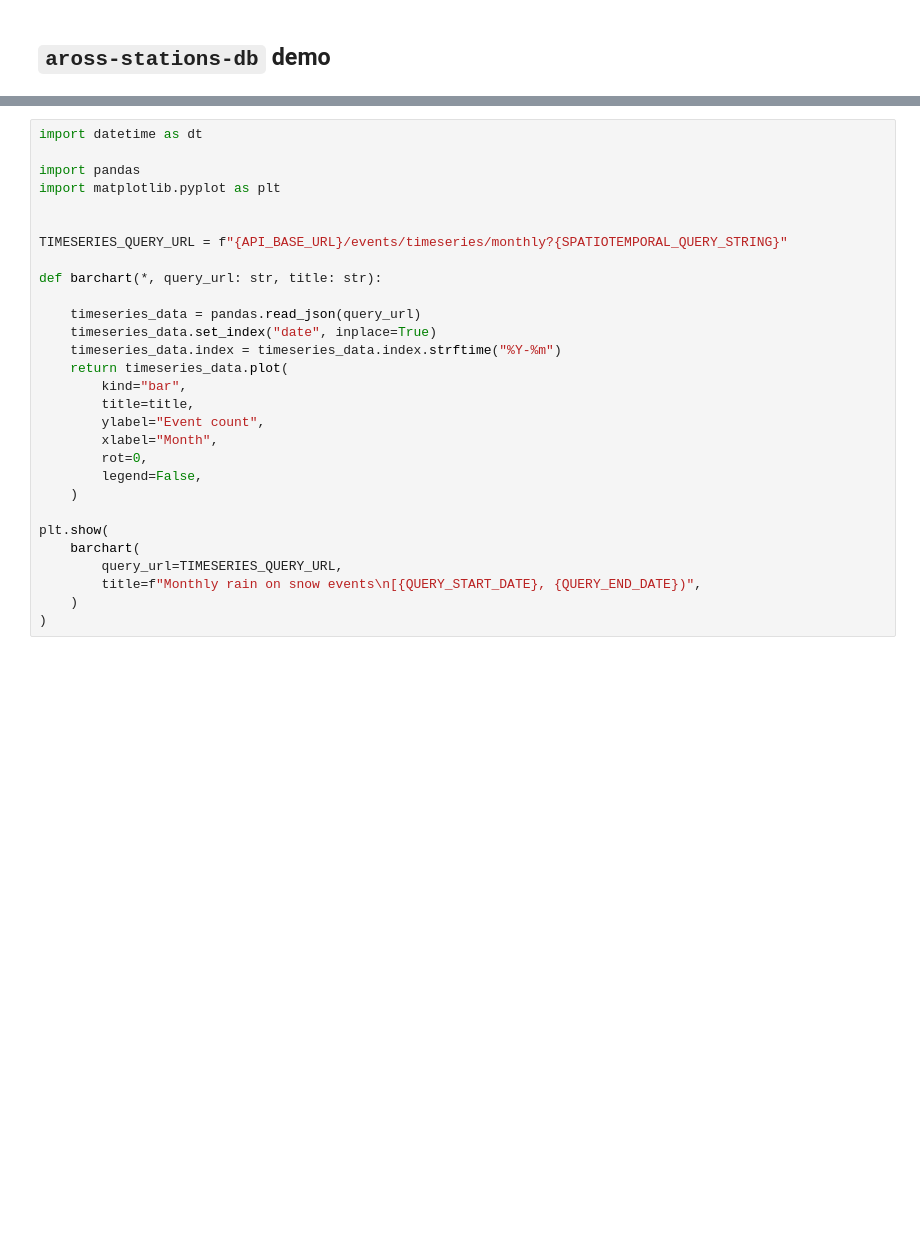
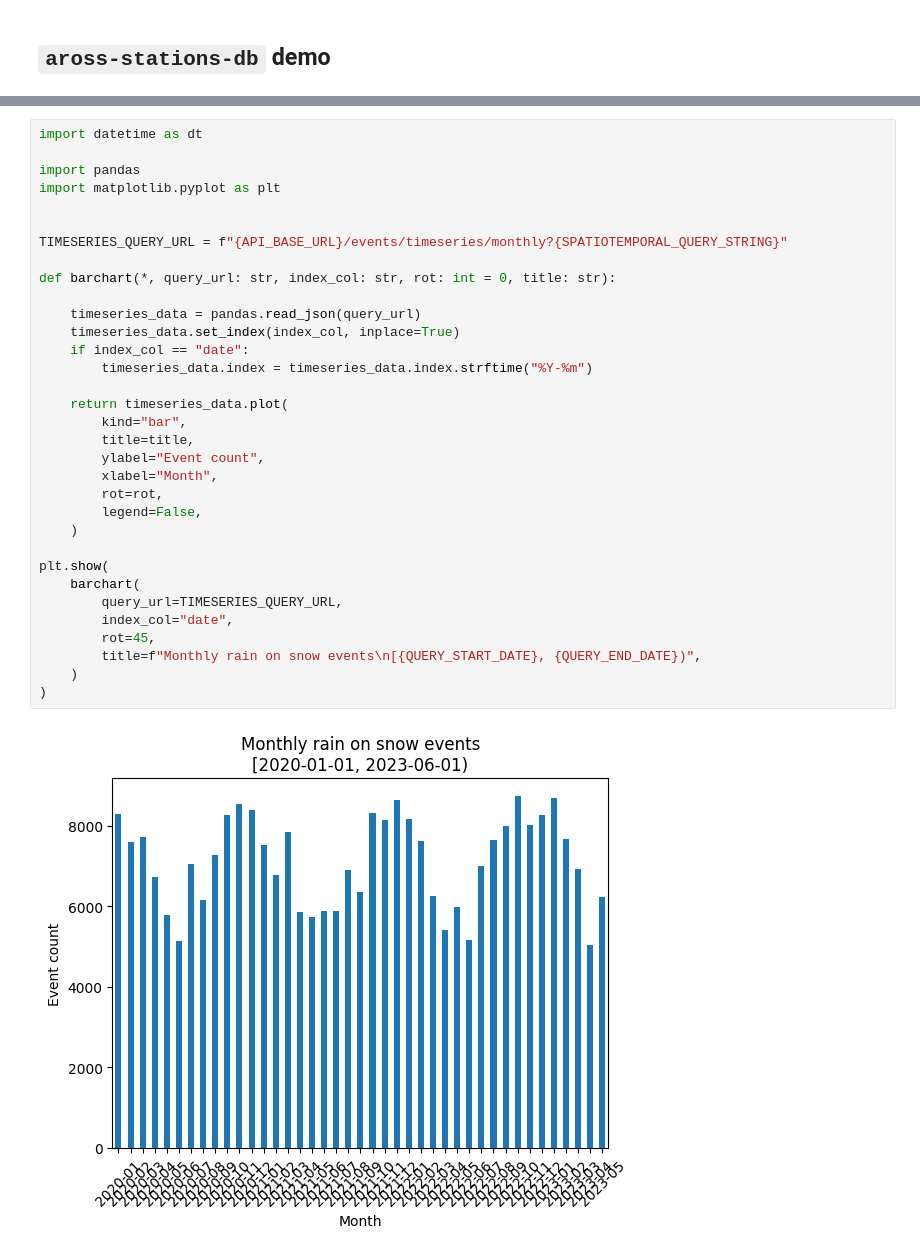
Before and after one commit to nsidc/aross-stations-db, a Jupyter notebook: demo.ipynb, the cells around one changed output, grey strips where cells are left out. Cells and saved outputs as stored; diff of their text form; blank space fills up the shorter version.

```diff
--- a/demo.ipynb
+++ b/demo.ipynb
@@ -37,29 +41,35 @@ m
 # %%
 import datetime as dt
 
 import pandas
 import matplotlib.pyplot as plt
 
 
 TIMESERIES_QUERY_URL = f"{API_BASE_URL}/events/timeseries/monthly?{SPATIOTEMPORAL_QUERY_STRING}"
 
-def barchart(*, query_url: str, title: str):
+def barchart(*, query_url: str, index_col: str, rot: int = 0, title: str):
 
     timeseries_data = pandas.read_json(query_url)
-    timeseries_data.set_index("date", inplace=True)
-    timeseries_data.index = timeseries_data.index.strftime("%Y-%m")
+    timeseries_data.set_index(index_col, inplace=True)
+    if index_col == "date":
+        timeseries_data.index = timeseries_data.index.strftime("%Y-%m")
+
     return timeseries_data.plot(
         kind="bar",
         title=title,
         ylabel="Event count",
         xlabel="Month",
-        rot=0,
+        rot=rot,
         legend=False,
     )
 
 plt.show(
     barchart(
         query_url=TIMESERIES_QUERY_URL,
+        index_col="date",
+        rot=45,
         title=f"Monthly rain on snow events\n[{QUERY_START_DATE}, {QUERY_END_DATE})",
     )
 )
+# %% [output]
+[figure, added]
```
Also changed, not shown: parts of 4 cells of this notebook, 5 other files.
